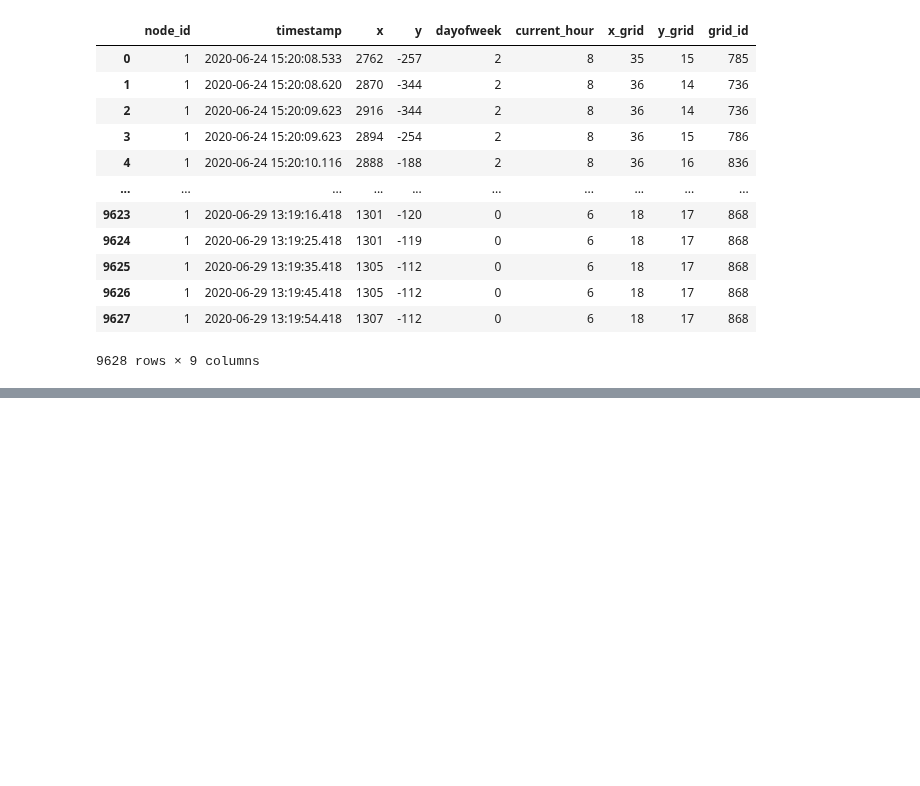
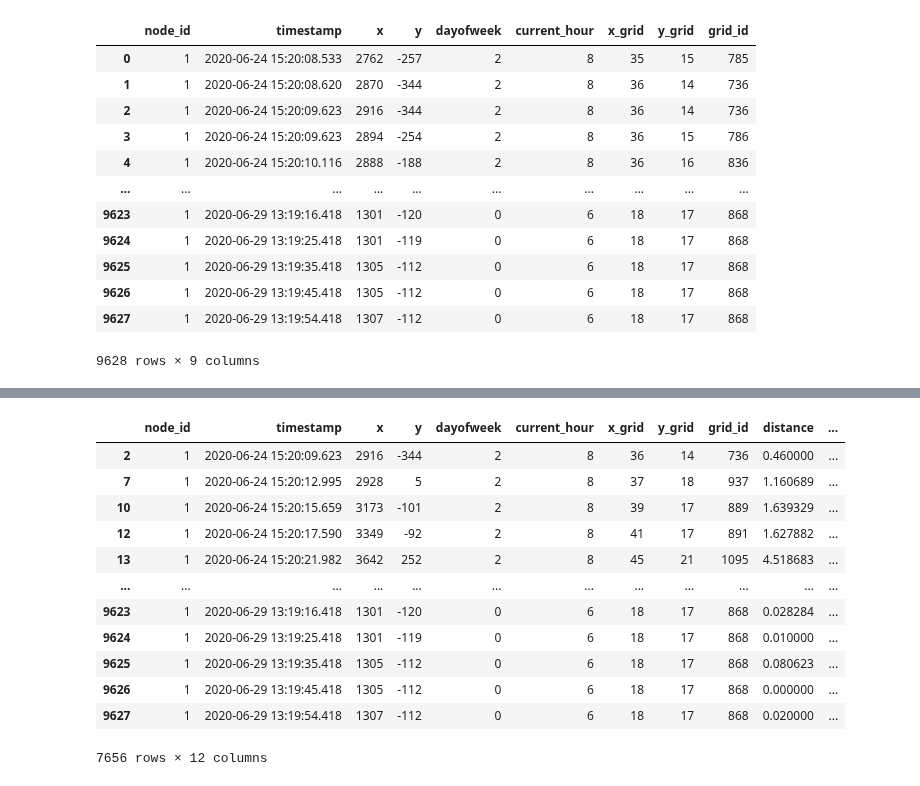
Before and after one commit to Erik-Eki/Project-2-machine-learning-applications, a Jupyter notebook: dbscan.ipynb, the cells around one changed output, grey strips where cells are left out. Saved outputs shown, nothing was run; the diff lists cells and outputs as text; code cells hidden in the pictures; blank space fills up the shorter version.

```diff
--- a/dbscan.ipynb
+++ b/dbscan.ipynb
@@ -102,0 +119,41 @@ dbscan(X, 0.05, 5)
+# %%
+import numpy as np
+
+df['distancex'] = df['x'].diff()
+df['distancey'] = df['y'].diff()
+df['distance'] = (df['distancex']**2 + df['distancey']**2)
+df['distance'] = (np.sqrt(df['distance'])/100)
+
+df = df.drop('distancex', 1)
+df = df.drop('distancey', 1)
+
+
+#df['distance'] = ((np.sqrt((df['x'] - df['x'].shift(-1))**2 + (df['y'] - df['y'].shift(-1))**2))/161.15)
+#df['distance'] = ((np.sqrt((df['x'].diff()**2 + (df['y'].diff()**2))/161.15)))
+
+
+df['ero'] = df.timestamp.diff()
+df['ero'] = df.ero.dt.seconds
+
+df['speedkm'] = df['distance']/df['ero']*3.6
+
+
+    # Poistetaan liian nopeat, yli 7km/h
+df = df.drop(df[(df.speedkm > 7)].index)
+
+df = df.dropna()
+df
+# %% [output]
+|  | node_id | timestamp | x | y | dayofweek | current_hour | x_grid | y_grid | grid_id | distance | ... |
+| 2 | 1 | 2020-06-24 15:20:09.623 | 2916 | -344 | 2 | 8 | 36 | 14 | 736 | 0.460000 | ... |
+| 7 | 1 | 2020-06-24 15:20:12.995 | 2928 | 5 | 2 | 8 | 37 | 18 | 937 | 1.160689 | ... |
+| 10 | 1 | 2020-06-24 15:20:15.659 | 3173 | -101 | 2 | 8 | 39 | 17 | 889 | 1.639329 | ... |
+| 12 | 1 | 2020-06-24 15:20:17.590 | 3349 | -92 | 2 | 8 | 41 | 17 | 891 | 1.627882 | ... |
+| 13 | 1 | 2020-06-24 15:20:21.982 | 3642 | 252 | 2 | 8 | 45 | 21 | 1095 | 4.518683 | ... |
+| ... | ... | ... | ... | ... | ... | ... | ... | ... | ... | ... | ... |
+| 9623 | 1 | 2020-06-29 13:19:16.418 | 1301 | -120 | 0 | 6 | 18 | 17 | 868 | 0.028284 | ... |
+| 9624 | 1 | 2020-06-29 13:19:25.418 | 1301 | -119 | 0 | 6 | 18 | 17 | 868 | 0.010000 | ... |
+| 9625 | 1 | 2020-06-29 13:19:35.418 | 1305 | -112 | 0 | 6 | 18 | 17 | 868 | 0.080623 | ... |
+| 9626 | 1 | 2020-06-29 13:19:45.418 | 1305 | -112 | 0 | 6 | 18 | 17 | 868 | 0.000000 | ... |
+| 9627 | 1 | 2020-06-29 13:19:54.418 | 1307 | -112 | 0 | 6 | 18 | 17 | 868 | 0.020000 | ... |
+7656 rows × 12 columns
```
Also changed, not shown: parts of 7 cells of this notebook, 2 other files.
